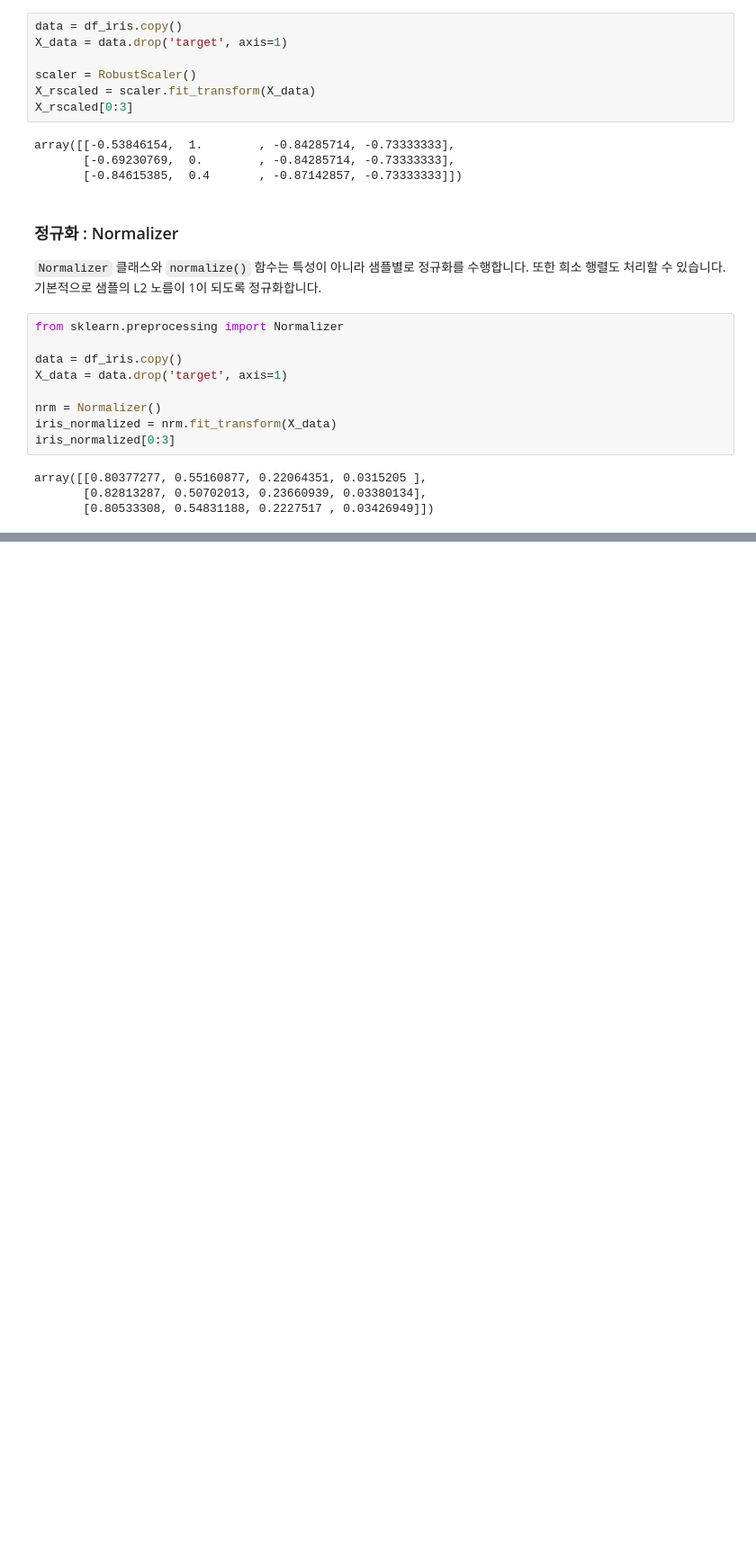
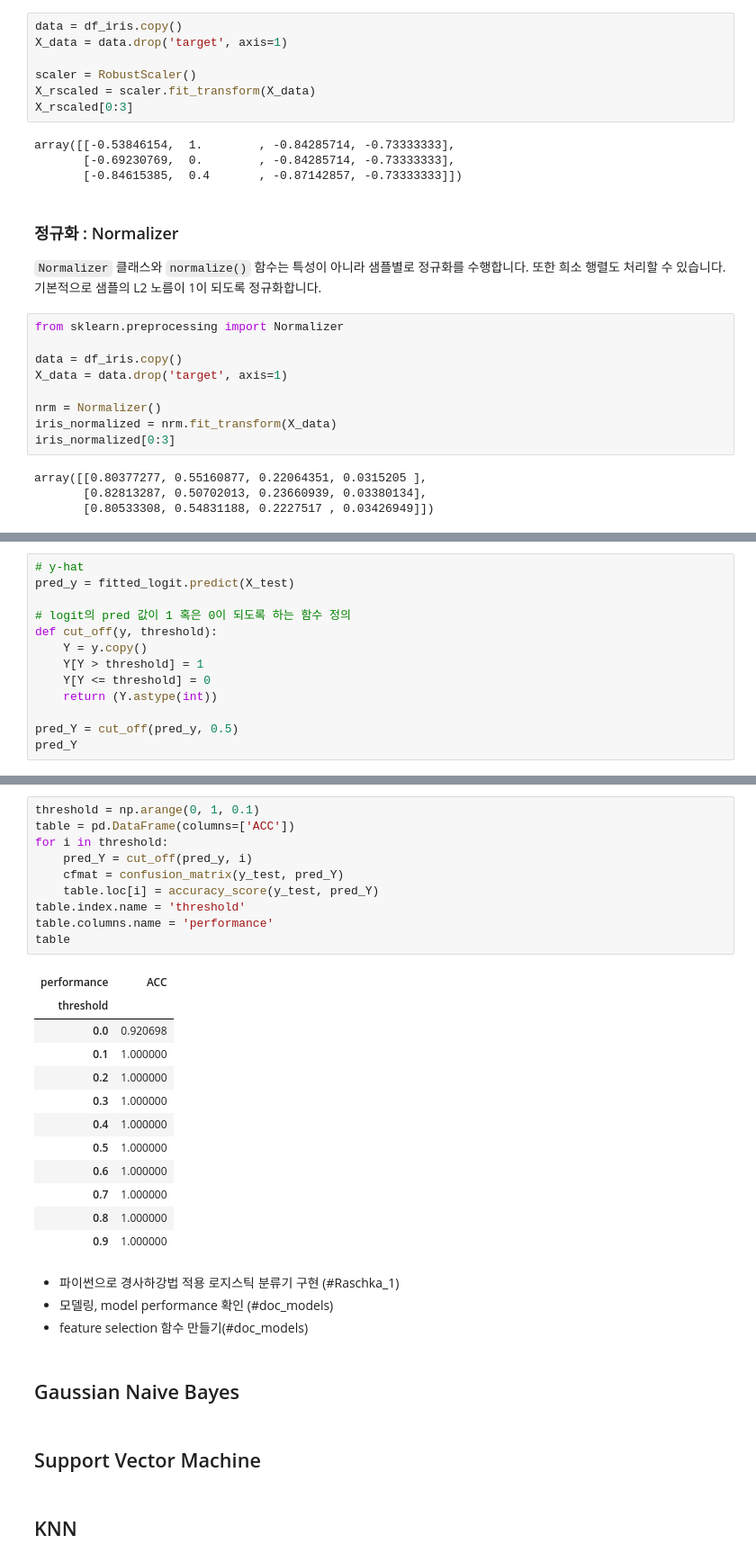
Before and after one commit to oldcamel-sw/datascience-2023, a Jupyter notebook: Contents/NEW.ipynb, the cells around one changed output, grey strips where cells are left out. Shown at 90% size. Cells and saved outputs as stored; diff of their text form; blank space fills up the shorter version.

```diff
--- a/Contents/NEW.ipynb
+++ b/Contents/NEW.ipynb
@@ -1869,0 +2124,13 @@ array([[0.80377277, 0.55160877, 0.22064351, 0.0315205 ],
+# %%
+# y-hat
+pred_y = fitted_logit.predict(X_test)
+
+# logit의 pred 값이 1 혹은 0이 되도록 하는 함수 정의
+def cut_off(y, threshold):
+    Y = y.copy()
+    Y[Y > threshold] = 1
+    Y[Y <= threshold] = 0
+    return (Y.astype(int))
+
+pred_Y = cut_off(pred_y, 0.5)
+pred_Y
@@ -1869,0 +2162,33 @@ array([[0.80377277, 0.55160877, 0.22064351, 0.0315205 ],
+# %%
+threshold = np.arange(0, 1, 0.1)
+table = pd.DataFrame(columns=['ACC'])
+for i in threshold:
+    pred_Y = cut_off(pred_y, i)
+    cfmat = confusion_matrix(y_test, pred_Y)
+    table.loc[i] = accuracy_score(y_test, pred_Y)
+table.index.name = 'threshold'
+table.columns.name = 'performance'
+table
+# %% [output]
+| performance | ACC |
+| threshold |  |
+| 0.0 | 0.920698 |
+| 0.1 | 1.000000 |
+| 0.2 | 1.000000 |
+| 0.3 | 1.000000 |
+| 0.4 | 1.000000 |
+| 0.5 | 1.000000 |
+| 0.6 | 1.000000 |
+| 0.7 | 1.000000 |
+| 0.8 | 1.000000 |
+| 0.9 | 1.000000 |
+# %% [markdown]
+- 파이썬으로 경사하강법 적용 로지스틱 분류기 구현 (#Raschka_1)
+- 모델링, model performance 확인 (#doc_models)
+- feature selection 함수 만들기(#doc_models)
+# %% [markdown]
+## Gaussian Naive Bayes
+# %% [markdown]
+## Support Vector Machine
+# %% [markdown]
+## KNN
```
Also changed, not shown: parts of 63 cells of this notebook, 4 other files.
